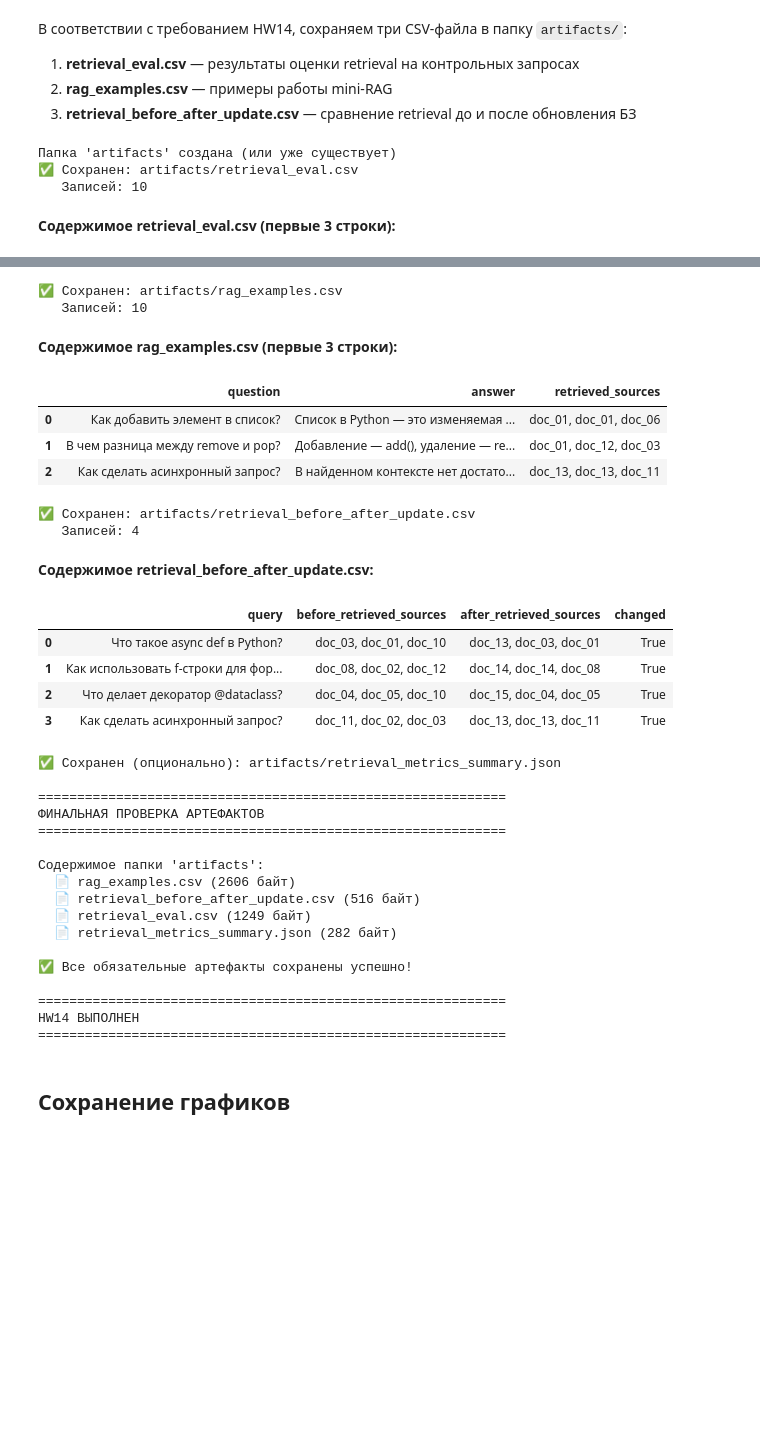
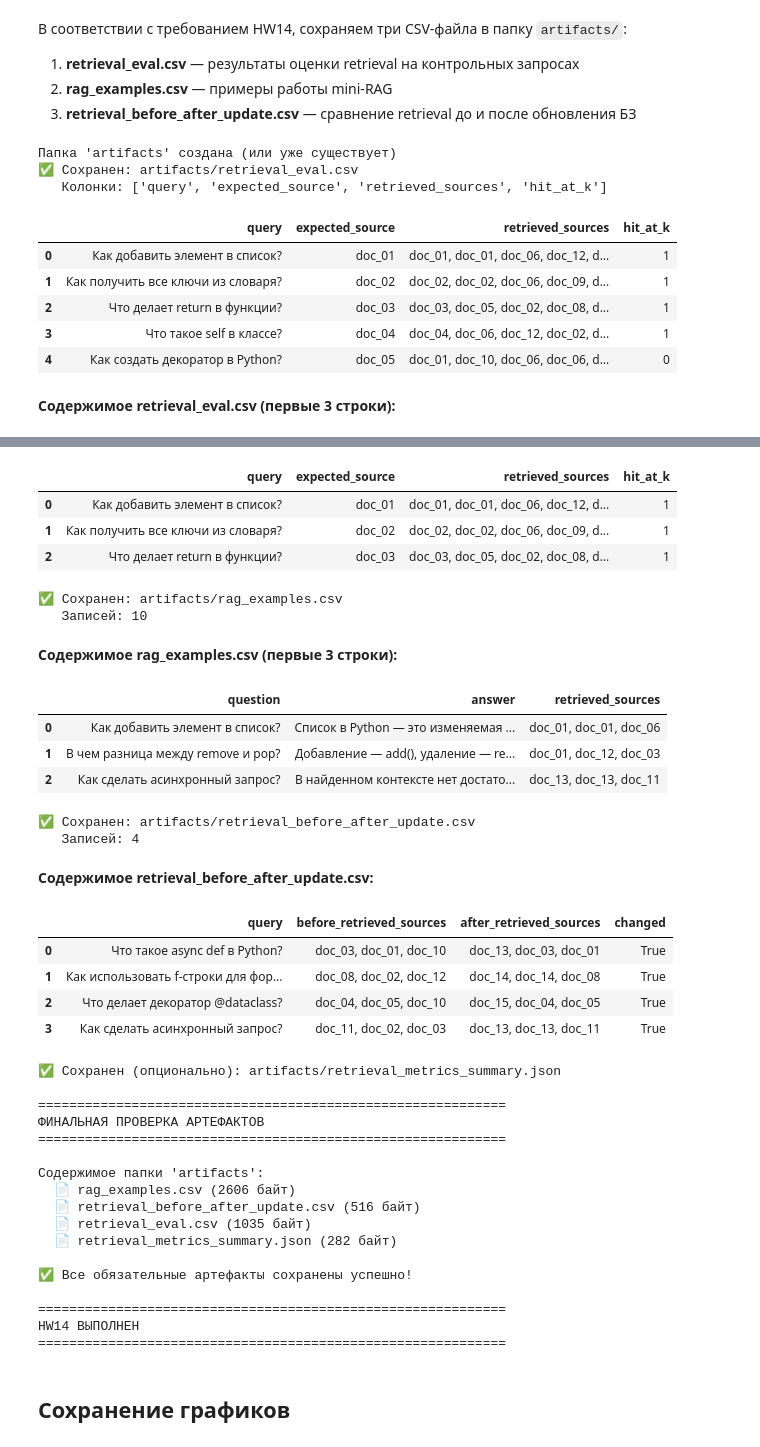
Before and after one commit to TatjanaYMIREA/aie-group-2, a Jupyter notebook: homeworks/HW14/HW14.ipynb, the cells around one changed output, grey strips where cells are left out. Drawn from its saved outputs; the diff is of its cells as text; code cells hidden in the pictures; blank space fills up the shorter version.

```diff
--- a/homeworks/HW14/HW14.ipynb
+++ b/homeworks/HW14/HW14.ipynb
@@ -1676,34 +1683,27 @@ print(f"Папка '{artifacts_dir}' создана (или уже сущест
 # 10.2 Сохранение retrieval_eval.csv
 # ============================================
 
-# Используем результаты оценки из блока 5
-# Если eval_results не существует, пересчитываем
-
 if 'eval_results' not in dir():
     print("Пересчет retrieval_eval, так как переменная не найдена...")
     eval_results, _ = evaluate_retrieval(control_queries, artifacts, k_values=[1, 3, 5])
 
-# Подготавливаем DataFrame для сохранения
-retrieval_eval_df = eval_results.copy()
+# Подготавливаем DataFrame для сохранения в формате, требуемом в задании
+# Минимальные поля: query, expected_source, retrieved_sources, hit_at_k
+# Используем k=3 как основной
 
-# Приводим к формату, требуемому в задании
 retrieval_eval_df_formatted = pd.DataFrame({
-    "query": retrieval_eval_df["query"],
-    "expected_source": retrieval_eval_df["relevant_docs"],
-    "retrieved_sources": retrieval_eval_df["retrieved_docs_top5"],
-    "hit_at_1": retrieval_eval_df["hit@1"],
-    "hit_at_3": retrieval_eval_df["hit@3"],
-    "hit_at_5": retrieval_eval_df["hit@5"],
-    "recall_at_1": retrieval_eval_df["recall@1"],
-    "recall_at_3": retrieval_eval_df["recall@3"],
-    "recall_at_5": retrieval_eval_df["recall@5"],
+    "query": eval_results["query"],
+    "expected_source": eval_results["relevant_docs"],
+    "retrieved_sources": eval_results["retrieved_docs_top5"],
+    "hit_at_k": eval_results["hit@3"],  # используем hit@3 как hit_at_k
 })
 
 # Сохраняем
 retrieval_eval_path = os.path.join(artifacts_dir, "retrieval_eval.csv")
 retrieval_eval_df_formatted.to_csv(retrieval_eval_path, index=False, encoding="utf-8")
 print(f"✅ Сохранен: {retrieval_eval_path}")
-print(f"   Записей: {len(retrieval_eval_df_formatted)}")
+print(f"   Колонки: {list(retrieval_eval_df_formatted.columns)}")
+display(retrieval_eval_df_formatted.head())
 
 # Показываем первые строки
 display(Markdown("**Содержимое retrieval_eval.csv (первые 3 строки):**"))
@@ -1818,32 +1818,38 @@ print(f"\n✅ Сохранен (опционально): {metrics_path}")
 # 10.6 Финальная проверка артефактов
 # ============================================
 
 print("\n" + "="*60)
 print("ФИНАЛЬНАЯ ПРОВЕРКА АРТЕФАКТОВ")
 print("="*60)
 
 # Список всех файлов в artifacts
 all_files = os.listdir(artifacts_dir)
 print(f"\nСодержимое папки '{artifacts_dir}':")
 for f in sorted(all_files):
     file_path = os.path.join(artifacts_dir, f)
     size = os.path.getsize(file_path)
     print(f"  📄 {f} ({size} байт)")
 
 # Проверяем обязательные файлы
 required_files = ["retrieval_eval.csv", "rag_examples.csv", "retrieval_before_after_update.csv"]
 missing_files = [f for f in required_files if f not in all_files]
 
 if missing_files:
     print(f"\n⚠️ ВНИМАНИЕ: Отсутствуют файлы: {missing_files}")
 else:
     print("\n✅ Все обязательные артефакты сохранены успешно!")
 
 print("\n" + "="*60)
 print("HW14 ВЫПОЛНЕН")
 print("="*60)
 # %% [output]
 Папка 'artifacts' создана (или уже существует)
 ✅ Сохранен: artifacts/retrieval_eval.csv
-   Записей: 10
+   Колонки: ['query', 'expected_source', 'retrieved_sources', 'hit_at_k']
+|  | query | expected_source | retrieved_sources | hit_at_k |
+| 0 | Как добавить элемент в список? | doc_01 | doc_01, doc_01, doc_06, doc_12, d... | 1 |
+| 1 | Как получить все ключи из словаря? | doc_02 | doc_02, doc_02, doc_06, doc_09, d... | 1 |
+| 2 | Что делает return в функции? | doc_03 | doc_03, doc_05, doc_02, doc_08, d... | 1 |
+| 3 | Что такое self в классе? | doc_04 | doc_04, doc_06, doc_12, doc_02, d... | 1 |
+| 4 | Как создать декоратор в Python? | doc_05 | doc_01, doc_10, doc_06, doc_06, d... | 0 |
 **Содержимое retrieval_eval.csv (первые 3 строки):**
@@ -1854,18 +1856,22 @@ print("="*60)
+|  | query | expected_source | retrieved_sources | hit_at_k |
+| 0 | Как добавить элемент в список? | doc_01 | doc_01, doc_01, doc_06, doc_12, d... | 1 |
+| 1 | Как получить все ключи из словаря? | doc_02 | doc_02, doc_02, doc_06, doc_09, d... | 1 |
+| 2 | Что делает return в функции? | doc_03 | doc_03, doc_05, doc_02, doc_08, d... | 1 |
 ✅ Сохранен: artifacts/rag_examples.csv
    Записей: 10
 **Содержимое rag_examples.csv (первые 3 строки):**
-|  | question | answer | retrieved_sources |
-| 0 | Как добавить элемент в список? | Список в Python — это изменяемая ... | doc_01, doc_01, doc_06 |
-| 1 | В чем разница между remove и pop? | Добавление — add(), удаление — re... | doc_01, doc_12, doc_03 |
-| 2 | Как сделать асинхронный запрос? | В найденном контексте нет достато... | doc_13, doc_13, doc_11 |
+|  | question | answer | retrieved_sources |
+| 0 | Как добавить элемент в список? | Список в Python — это изменяемая ... | doc_01, doc_01, doc_06 |
+| 1 | В чем разница между remove и pop? | Добавление — add(), удаление — re... | doc_01, doc_12, doc_03 |
+| 2 | Как сделать асинхронный запрос? | В найденном контексте нет достато... | doc_13, doc_13, doc_11 |
 ✅ Сохранен: artifacts/retrieval_before_after_update.csv
    Записей: 4
 **Содержимое retrieval_before_after_update.csv:**
-|  | query | before_retrieved_sources | after_retrieved_sources | changed |
-| 0 | Что такое async def в Python? | doc_03, doc_01, doc_10 | doc_13, doc_03, doc_01 | True |
-| 1 | Как использовать f-строки для фор... | doc_08, doc_02, doc_12 | doc_14, doc_14, doc_08 | True |
-| 2 | Что делает декоратор @dataclass? | doc_04, doc_05, doc_10 | doc_15, doc_04, doc_05 | True |
-| 3 | Как сделать асинхронный запрос? | doc_11, doc_02, doc_03 | doc_13, doc_13, doc_11 | True |
+|  | query | before_retrieved_sources | after_retrieved_sources | changed |
+| 0 | Что такое async def в Python? | doc_03, doc_01, doc_10 | doc_13, doc_03, doc_01 | True |
+| 1 | Как использовать f-строки для фор... | doc_08, doc_02, doc_12 | doc_14, doc_14, doc_08 | True |
+| 2 | Что делает декоратор @dataclass? | doc_04, doc_05, doc_10 | doc_15, doc_04, doc_05 | True |
+| 3 | Как сделать асинхронный запрос? | doc_11, doc_02, doc_03 | doc_13, doc_13, doc_11 | True |
 ✅ Сохранен (опционально): artifacts/retrieval_metrics_summary.json
 
 ============================================================
@@ -1875,7 +1881,7 @@ print("="*60)
 Содержимое папки 'artifacts':
   📄 rag_examples.csv (2606 байт)
   📄 retrieval_before_after_update.csv (516 байт)
-  📄 retrieval_eval.csv (1249 байт)
+  📄 retrieval_eval.csv (1035 байт)
   📄 retrieval_metrics_summary.json (282 байт)
 
 ✅ Все обязательные артефакты сохранены успешно!
```
Also changed, not shown: parts of 2 cells of this notebook, 2 other files.
